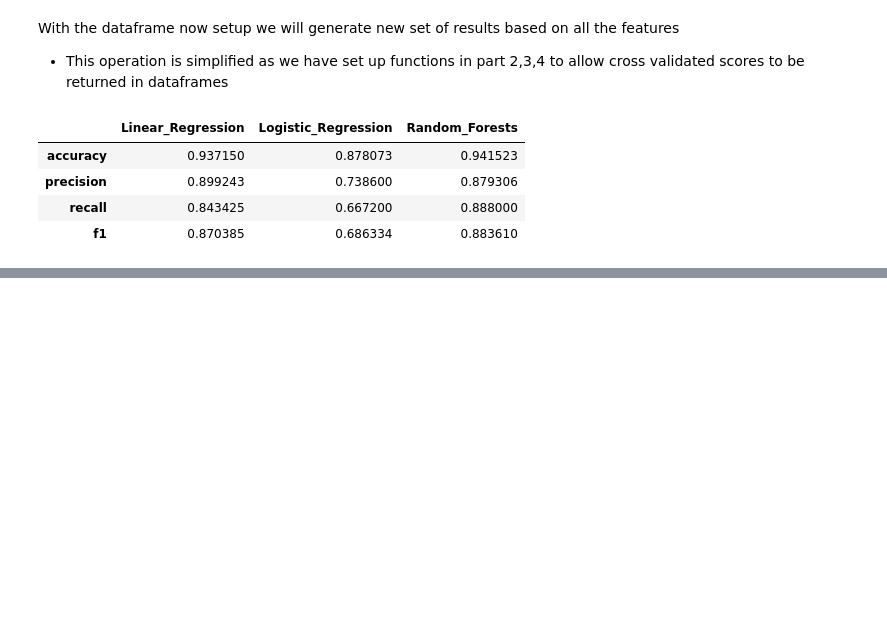
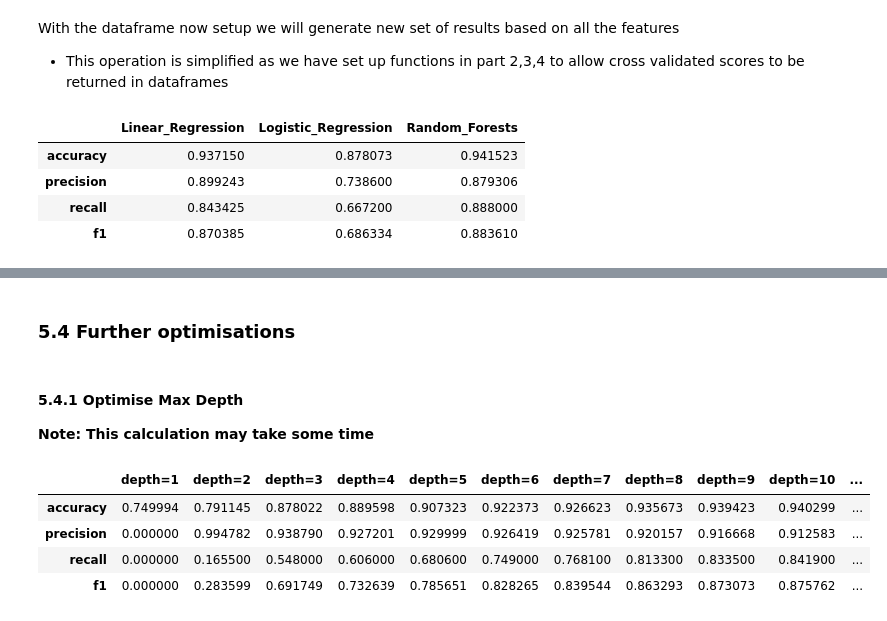
Before and after one commit to paul-od24/data_analytics_hw2, a Jupyter notebook: hw2 copy.ipynb, the cells around one changed output, grey strips where cells are left out. Cells and saved outputs as stored; diff of their text form; code cells hidden in the pictures; blank space fills up the shorter version.

```diff
--- a/hw2 copy.ipynb
+++ b/hw2 copy.ipynb
@@ -1978,0 +2011,32 @@ ResultsDF_allFeatures
+# %% [markdown]
+### 5.4 Further optimisations
+# %% [markdown]
+#### 5.4.1 Optimise Max Depth
+**Note: This calculation may take some time**
+# %%
+# setup dataframe
+df_all = pd.get_dummies(df)
+y = df_all["death_yn"]
+X = df_all.drop(["death_yn"],1)
+
+# initialised empty daraframe
+RandomForest_Depth = pd.DataFrame()
+
+# calculate cross val score incrementing max depth by 1 each iteration
+# append results to dataframe
+for i in range(1,11):
+    df1 = cross_val_RandomForest_DF(X,y,i)
+    df1.rename(columns={'Random_Forests':f'depth={i}'}, inplace=True)
+    RandomForest_Depth = pd.concat([RandomForest_Depth, df1], axis=1)
+
+# same calculation but use no max depth this time
+no_max_depth = cross_val_RandomForest_DF(X,y)
+no_max_depth.rename(columns={'Random_Forests':f'no_max_depth'}, inplace=True)
+RandomForest_Depth = pd.concat([RandomForest_Depth, no_max_depth], axis=1)
+RandomForest_Depth
+# %% [output]
+|  | depth=1 | depth=2 | depth=3 | depth=4 | depth=5 | depth=6 | depth=7 | depth=8 | depth=9 | depth=10 | ... |
+| accuracy | 0.749994 | 0.791145 | 0.878022 | 0.889598 | 0.907323 | 0.922373 | 0.926623 | 0.935673 | 0.939423 | 0.940299 | ... |
+| precision | 0.000000 | 0.994782 | 0.938790 | 0.927201 | 0.929999 | 0.926419 | 0.925781 | 0.920157 | 0.916668 | 0.912583 | ... |
+| recall | 0.000000 | 0.165500 | 0.548000 | 0.606000 | 0.680600 | 0.749000 | 0.768100 | 0.813300 | 0.833500 | 0.841900 | ... |
+| f1 | 0.000000 | 0.283599 | 0.691749 | 0.732639 | 0.785651 | 0.828265 | 0.839544 | 0.863293 | 0.873073 | 0.875762 | ... |
```
Also changed, not shown: parts of 22 cells of this notebook.
